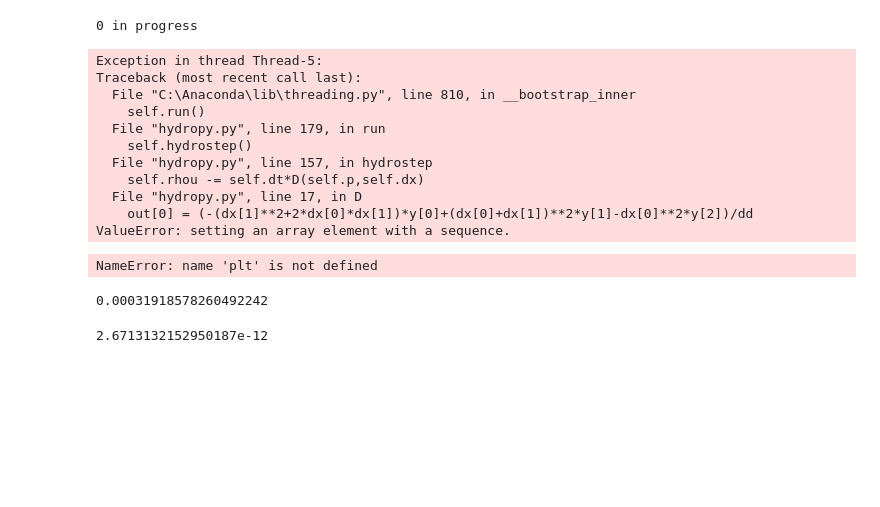
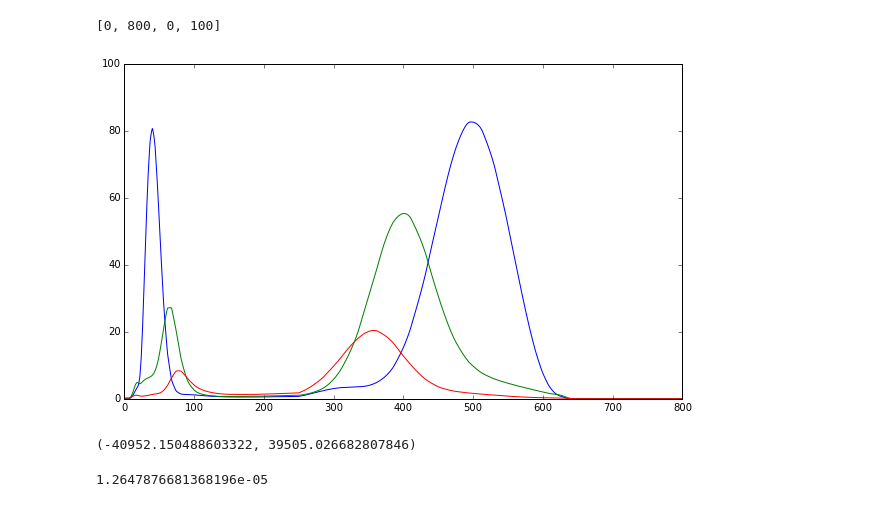
Before and after one commit to temik42/QSim, a Jupyter notebook: QSim-1.ipynb, the cells around one changed output. Cells and saved outputs as stored; diff of their text form; code cells hidden in the pictures; blank space fills up the shorter version.

```diff
--- a/QSim-1.ipynb
+++ b/QSim-1.ipynb
@@ -42,35 +60,20 @@ PDE = hydro(dt,X,rho,rhou,rhoe,hrate, maxiter = 1e6, each = 1e2)
 PDE.start()
-# %%
-print PDE.time, PDE.status
-plt.figure(figsize=(10,24))
-plt.subplot(311)
-plt.title('Temperature', size = 18)
-plt.plot(PDE.T)
-plt.subplot(312)
-plt.title('Density', size = 18)
-plt.plot(np.log10(PDE.rho/m))
-plt.subplot(313)
-plt.title('AIA171 intensity', size = 18)
-plt.plot((PDE.rho/m)**2*AIA.t171(PDE.T)*1e7)
-# %% [output]
-0 in progress
-Exception in thread Thread-5:
-Traceback (most recent call last):
-  File "C:\Anaconda\lib\threading.py", line 810, in __bootstrap_inner
-    self.run()
-  File "hydropy.py", line 179, in run
-    self.hydrostep()
-  File "hydropy.py", line 157, in hydrostep
-    self.rhou -= self.dt*D(self.p,self.dx)
-  File "hydropy.py", line 17, in D
-    out[0] = (-(dx[1]**2+2*dx[0]*dx[1])*y[0]+(dx[0]+dx[1])**2*y[1]-dx[0]**2*y[2])/dd
-ValueError: setting an array element with a sequence.
-NameError: name 'plt' is not defined
-# %%
-np.max(PDE.rhou**2/PDE.rho/2/PDE.rhoe)
-# %% [output]
-0.00031918578260492242
+# %%
+%matplotlib inline
+import matplotlib.pyplot as plt
+fig = plt.figure(figsize=(10,6))
+plt.plot(PDE.I171)
+plt.plot(PDE.I193)
+plt.plot(PDE.I211)
+plt.axis([0,800,0,100])
+# %% [output]
+[0, 800, 0, 100]
+[figure, added]
+# %%
+2.5*PDE.p[0]*PDE.ui[1], Sun.kappa*(PDE.T[0]**2.5)*(PDE.T[1] - PDE.T[0])/PDE.dx[1]
+# %% [output]
+(-40952.150488603322, 39505.026682807846)
 # %%
-np.sum(PDE.rho)
+np.sum(PDE.rho[1:-1]*PDE.ds[1:-1])
 # %% [output]
-2.6713132152950187e-12
+1.2647876681368196e-05
```
Also changed, not shown: parts of 6 cells of this notebook, 2 other files.
